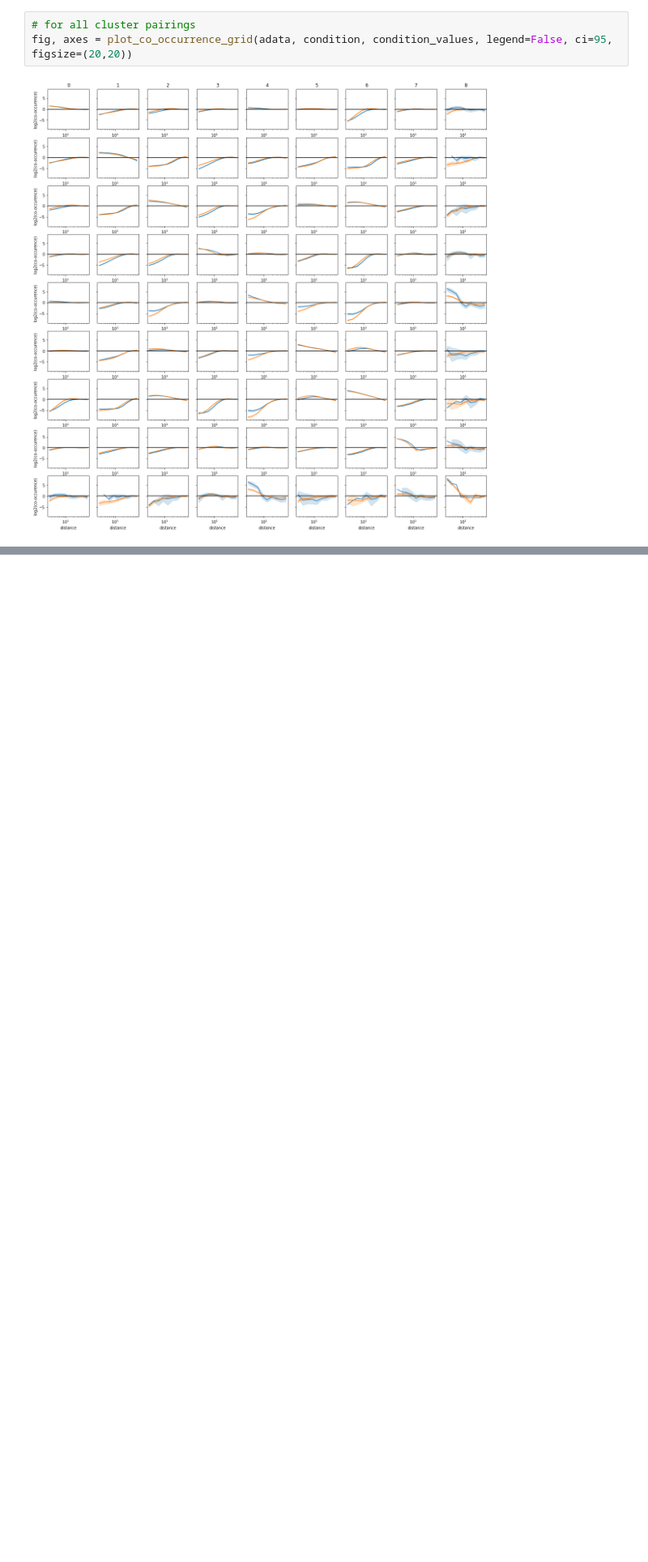
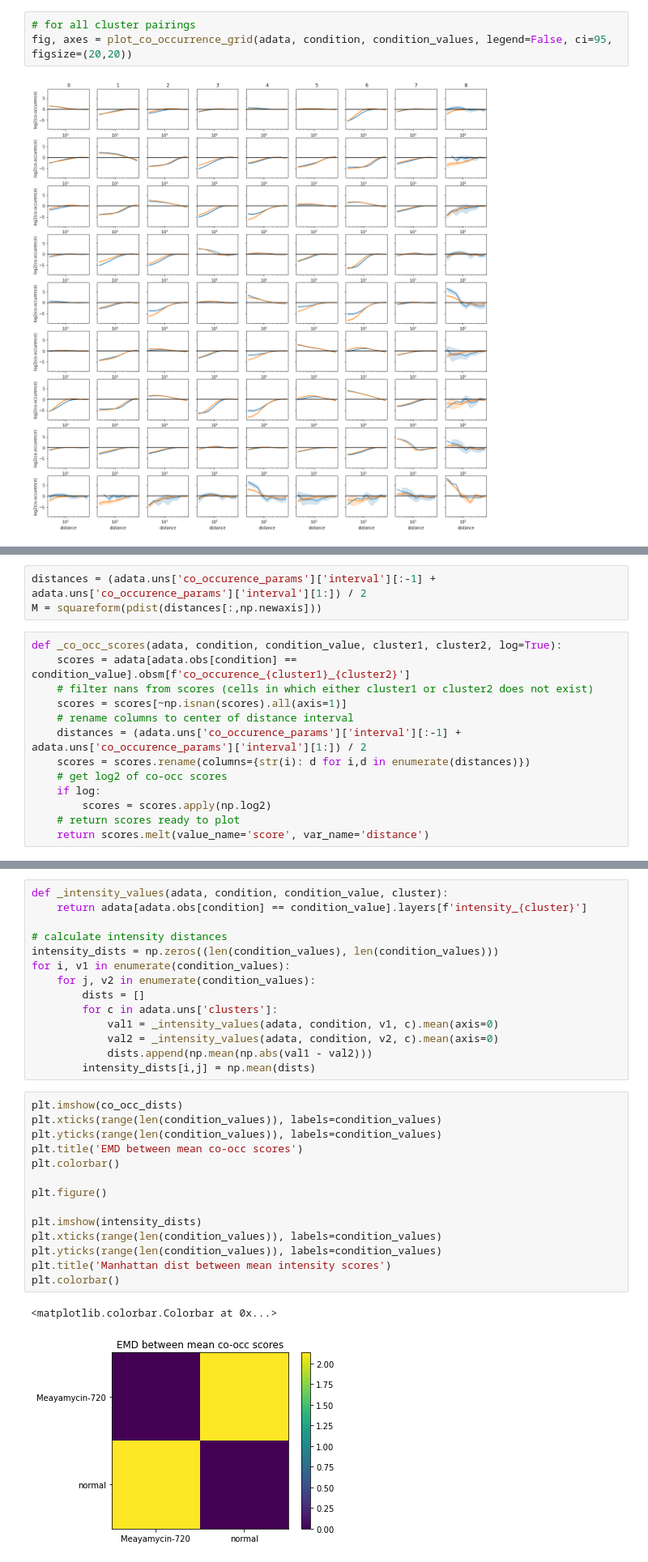
Before and after one commit to theislab/campa, a Jupyter notebook: notebooks/extract_features.ipynb, the cells around one changed output, grey strips where cells are left out. Shown at 81% size. Drawn from its saved outputs; the diff is of its cells as text; blank space fills up the shorter version.

```diff
--- a/notebooks/extract_features.ipynb
+++ b/notebooks/extract_features.ipynb
@@ -120,0 +131,16 @@ fig, axes = plot_co_occurrence_grid(adata, condition, condition_values, legend=F
+# %%
+distances = (adata.uns['co_occurence_params']['interval'][:-1] + adata.uns['co_occurence_params']['interval'][1:]) / 2
+M = squareform(pdist(distances[:,np.newaxis]))
+# %%
+def _co_occ_scores(adata, condition, condition_value, cluster1, cluster2, log=True):
+    scores = adata[adata.obs[condition] == condition_value].obsm[f'co_occurence_{cluster1}_{cluster2}']
+    # filter nans from scores (cells in which either cluster1 or cluster2 does not exist)
+    scores = scores[~np.isnan(scores).all(axis=1)]
+    # rename columns to center of distance interval
+    distances = (adata.uns['co_occurence_params']['interval'][:-1] + adata.uns['co_occurence_params']['interval'][1:]) / 2
+    scores = scores.rename(columns={str(i): d for i,d in enumerate(distances)})
+    # get log2 of co-occ scores
+    if log:
+        scores = scores.apply(np.log2)
+    # return scores ready to plot
+    return scores.melt(value_name='score', var_name='distance')
@@ -120,0 +168,31 @@ fig, axes = plot_co_occurrence_grid(adata, condition, condition_values, legend=F
+# %%
+def _intensity_values(adata, condition, condition_value, cluster):
+    return adata[adata.obs[condition] == condition_value].layers[f'intensity_{cluster}']
+
+# calculate intensity distances
+intensity_dists = np.zeros((len(condition_values), len(condition_values)))
+for i, v1 in enumerate(condition_values):
+    for j, v2 in enumerate(condition_values):
+        dists = []
+        for c in adata.uns['clusters']:
+            val1 = _intensity_values(adata, condition, v1, c).mean(axis=0)
+            val2 = _intensity_values(adata, condition, v2, c).mean(axis=0)
+            dists.append(np.mean(np.abs(val1 - val2)))
+        intensity_dists[i,j] = np.mean(dists)
+# %%
+plt.imshow(co_occ_dists)
+plt.xticks(range(len(condition_values)), labels=condition_values)
+plt.yticks(range(len(condition_values)), labels=condition_values)
+plt.title('EMD between mean co-occ scores')
+plt.colorbar()
+
+plt.figure()
+
+plt.imshow(intensity_dists)
+plt.xticks(range(len(condition_values)), labels=condition_values)
+plt.yticks(range(len(condition_values)), labels=condition_values)
+plt.title('Manhattan dist between mean intensity scores')
+plt.colorbar()
+# %% [output]
+<matplotlib.colorbar.Colorbar at 0x...>
+[figure, added]
```
Also changed, not shown: parts of 13 cells of this notebook.
